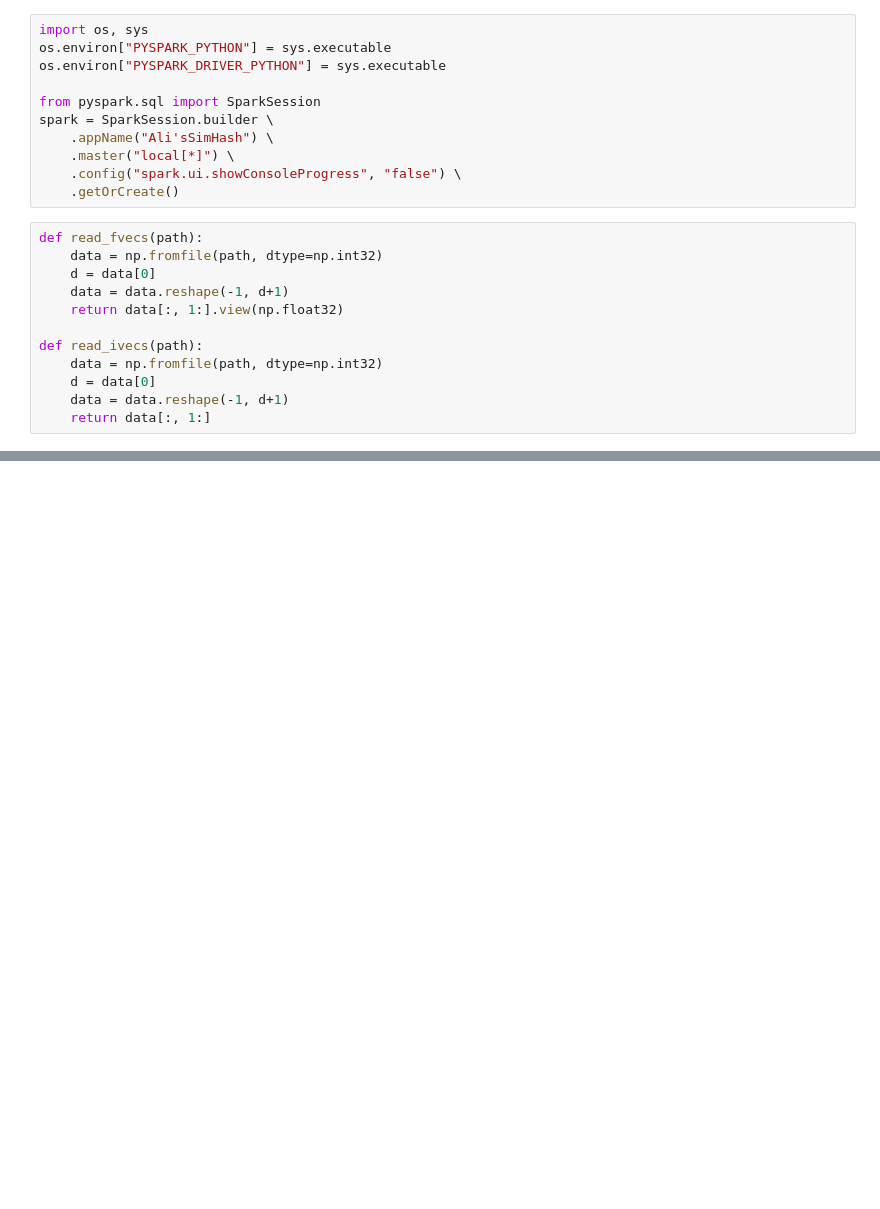
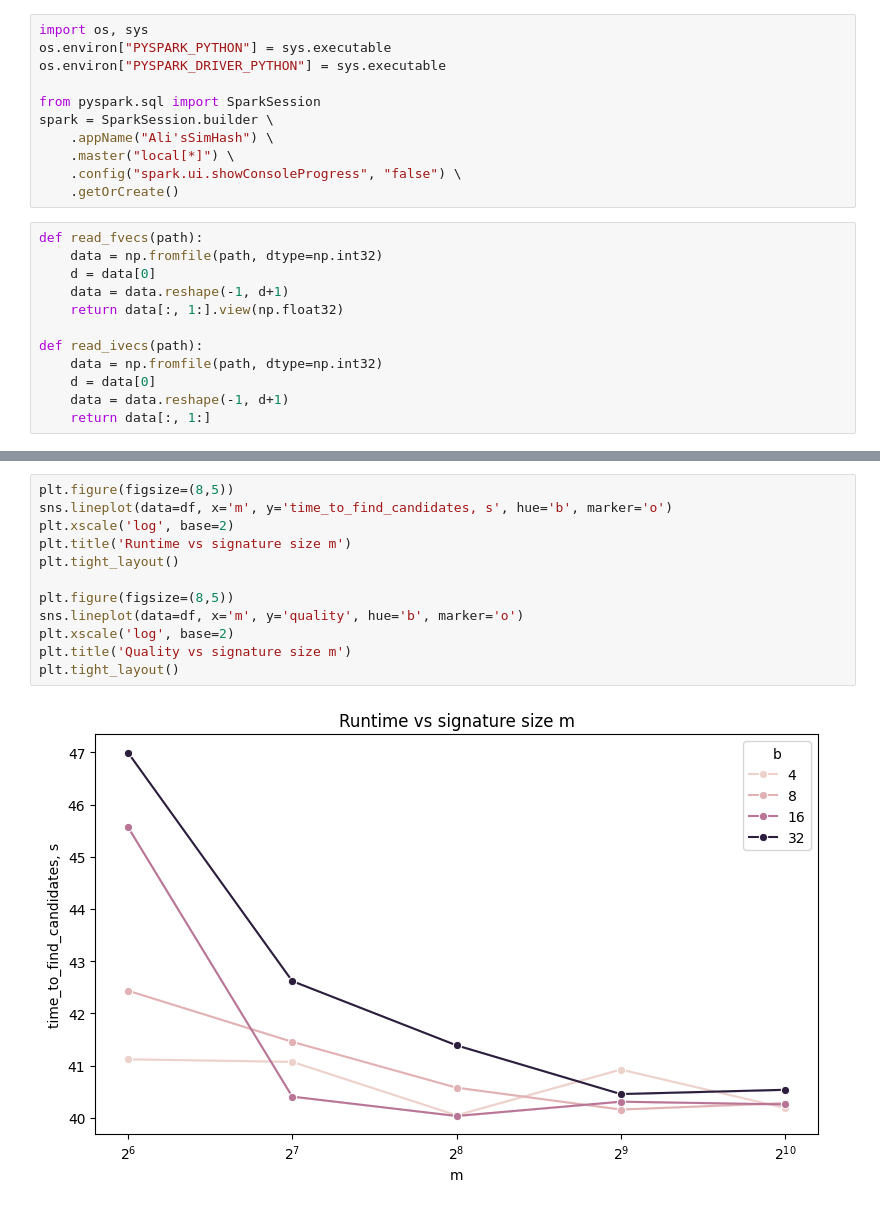
Before and after one commit to Thermite10k/simhash, a Jupyter notebook: thirdAssignment.ipynb, the cells around one changed output, grey strips where cells are left out. Saved outputs shown, nothing was run; the diff lists cells and outputs as text; blank space fills up the shorter version.

```diff
--- a/thirdAssignment.ipynb
+++ b/thirdAssignment.ipynb
@@ -210,0 +277,14 @@ KeyboardInterrupt:
+# %%
+plt.figure(figsize=(8,5))
+sns.lineplot(data=df, x='m', y='time_to_find_candidates, s', hue='b', marker='o')
+plt.xscale('log', base=2)
+plt.title('Runtime vs signature size m')
+plt.tight_layout()
+
+plt.figure(figsize=(8,5))
+sns.lineplot(data=df, x='m', y='quality', hue='b', marker='o')
+plt.xscale('log', base=2)
+plt.title('Quality vs signature size m')
+plt.tight_layout()
+# %% [output]
+[figure, added]
```
Also changed, not shown: parts of 18 cells of this notebook.
